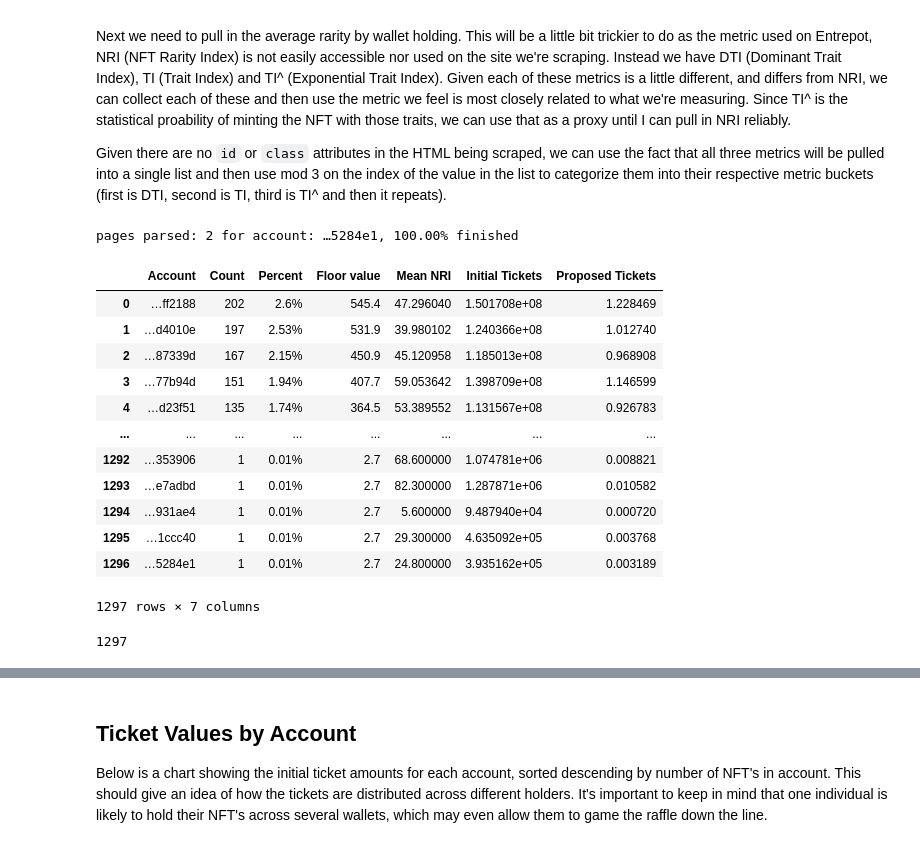
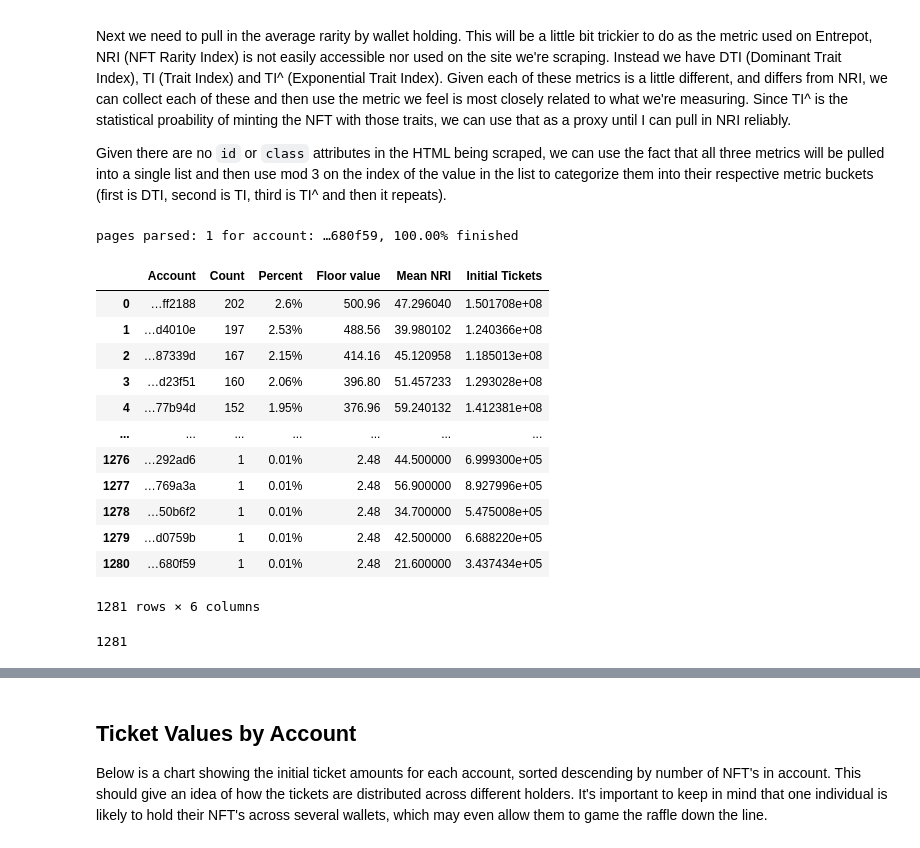
Before and after one commit to BryanEastman/ICPCs-Raffle, a Jupyter notebook: ICPCs Reward Distributions.ipynb, the cells around one changed output, grey strips where cells are left out. Saved outputs shown, nothing was run; the diff lists cells and outputs as text; code cells hidden in the pictures.

```diff
--- a/ICPCs Reward Distributions.ipynb
+++ b/ICPCs Reward Distributions.ipynb
@@ -111,10 +112,13 @@ for i, account in enumerate(soup.table.find_all('a')): # find all links in the t
     acc_no = account.text.strip()
     avg_nri[acc_no] = {
         'dti': np.mean(dti),
+        'all_dti': dti,
         'ti': np.mean(ti),
-        'ti_exp': np.mean(ti_exp)
+        'all_ti': ti,
+        'ti_exp': np.mean(ti_exp),
+        'all_ti_exp': ti_exp
     }
     print(f'pages parsed: {(page-1)} for account: {acc_no}, {i / (len(accounts)-1):.2%} finished', end='\r')
 # %% [output]
-pages parsed: 2 for account: …5284e1, 100.00% finished
+pages parsed: 1 for account: …680f59, 100.00% finished
 # %%
@@ -123,46 +131,41 @@ avg_ti_exp = {v: avg_nri[v]['ti_exp'] for v in avg_nri}
 # %%
 nri_df = pd.DataFrame.from_dict(avg_ti_exp, orient='index').reset_index()
 nri_df.rename(columns = {
     "index":"Account",
     0:"Mean NRI"
 }, inplace=True)
 nri_df
 
 holders = pd.merge(accounts, nri_df, on='Account')
 
 # create initial ticket values based on dev formula
 def init_tickets(df):
     return (7777*2*df[1]+7777)*df[0]
 
-# create proposed ticket values based on my formula
-def proposed_tickets(df):
-    return (df[1] * (df[0]/7777))
-
 # apply to create new column
 holders['Initial Tickets'] = holders[['Count','Mean NRI']].apply(init_tickets,axis=1)
-holders['Proposed Tickets'] = holders[['Count','Mean NRI']].apply(proposed_tickets,axis=1)
 holders
 # %% [output]
-|  | Account | Count | Percent | Floor value | Mean NRI | Initial Tickets | Proposed Tickets |
-| 0 | …ff2188 | 202 | 2.6% | 545.4 | 47.296040 | 1.501708e+08 | 1.228469 |
-| 1 | …d4010e | 197 | 2.53% | 531.9 | 39.980102 | 1.240366e+08 | 1.012740 |
-| 2 | …87339d | 167 | 2.15% | 450.9 | 45.120958 | 1.185013e+08 | 0.968908 |
-| 3 | …77b94d | 151 | 1.94% | 407.7 | 59.053642 | 1.398709e+08 | 1.146599 |
-| 4 | …d23f51 | 135 | 1.74% | 364.5 | 53.389552 | 1.131567e+08 | 0.926783 |
-| ... | ... | ... | ... | ... | ... | ... | ... |
-| 1292 | …353906 | 1 | 0.01% | 2.7 | 68.600000 | 1.074781e+06 | 0.008821 |
-| 1293 | …e7adbd | 1 | 0.01% | 2.7 | 82.300000 | 1.287871e+06 | 0.010582 |
-| 1294 | …931ae4 | 1 | 0.01% | 2.7 | 5.600000 | 9.487940e+04 | 0.000720 |
-| 1295 | …1ccc40 | 1 | 0.01% | 2.7 | 29.300000 | 4.635092e+05 | 0.003768 |
-| 1296 | …5284e1 | 1 | 0.01% | 2.7 | 24.800000 | 3.935162e+05 | 0.003189 |
+|  | Account | Count | Percent | Floor value | Mean NRI | Initial Tickets |
+| 0 | …ff2188 | 202 | 2.6% | 500.96 | 47.296040 | 1.501708e+08 |
+| 1 | …d4010e | 197 | 2.53% | 488.56 | 39.980102 | 1.240366e+08 |
+| 2 | …87339d | 167 | 2.15% | 414.16 | 45.120958 | 1.185013e+08 |
+| 3 | …d23f51 | 160 | 2.06% | 396.80 | 51.457233 | 1.293028e+08 |
+| 4 | …77b94d | 152 | 1.95% | 376.96 | 59.240132 | 1.412381e+08 |
+| ... | ... | ... | ... | ... | ... | ... |
+| 1276 | …292ad6 | 1 | 0.01% | 2.48 | 44.500000 | 6.999300e+05 |
+| 1277 | …769a3a | 1 | 0.01% | 2.48 | 56.900000 | 8.927996e+05 |
+| 1278 | …50b6f2 | 1 | 0.01% | 2.48 | 34.700000 | 5.475008e+05 |
+| 1279 | …d0759b | 1 | 0.01% | 2.48 | 42.500000 | 6.688220e+05 |
+| 1280 | …680f59 | 1 | 0.01% | 2.48 | 21.600000 | 3.437434e+05 |
-1297 rows × 7 columns
+1281 rows × 6 columns
 # %%
 # store data in SQL file for easier access, refresh the db
 db = os.path.join(os.getcwd(), 'holders.sqlite3')
 con = sqlite3.connect(db)
 holders.to_sql('holders',con,if_exists="replace",index=False)
 # %% [output]
-1297
+1281
 # %%
 # run from this cell down instead of re-scraping every time.
 db = os.path.join(os.getcwd(), 'holders.sqlite3')
```
Also changed, not shown: parts of 13 cells of this notebook, 2 other files.
